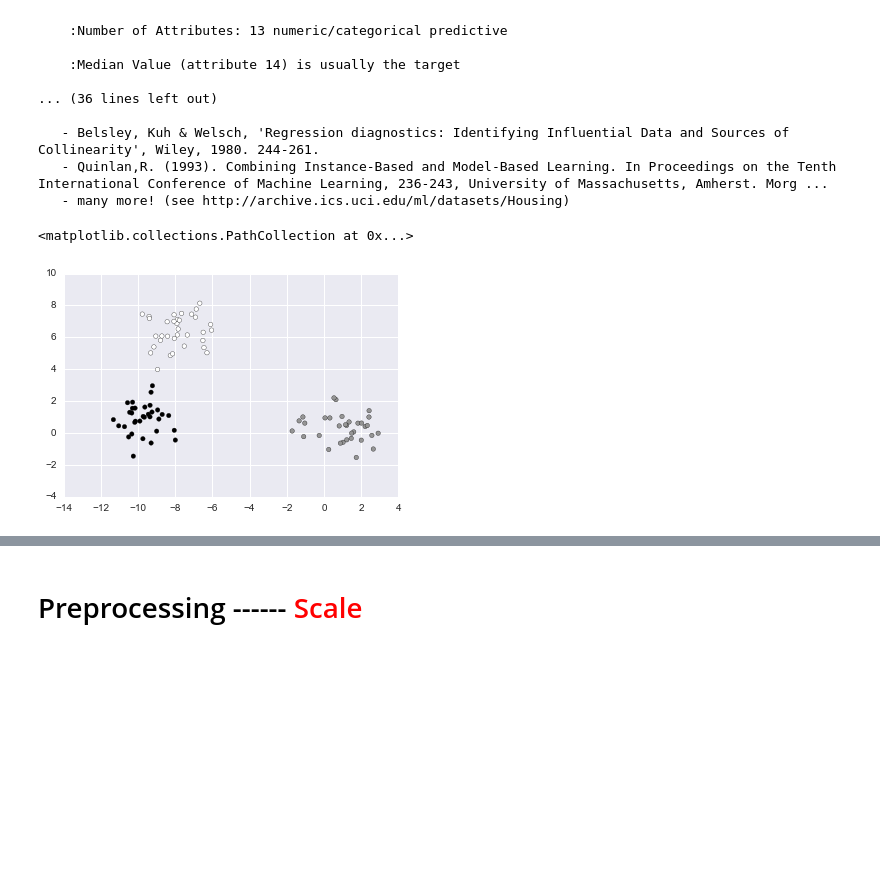
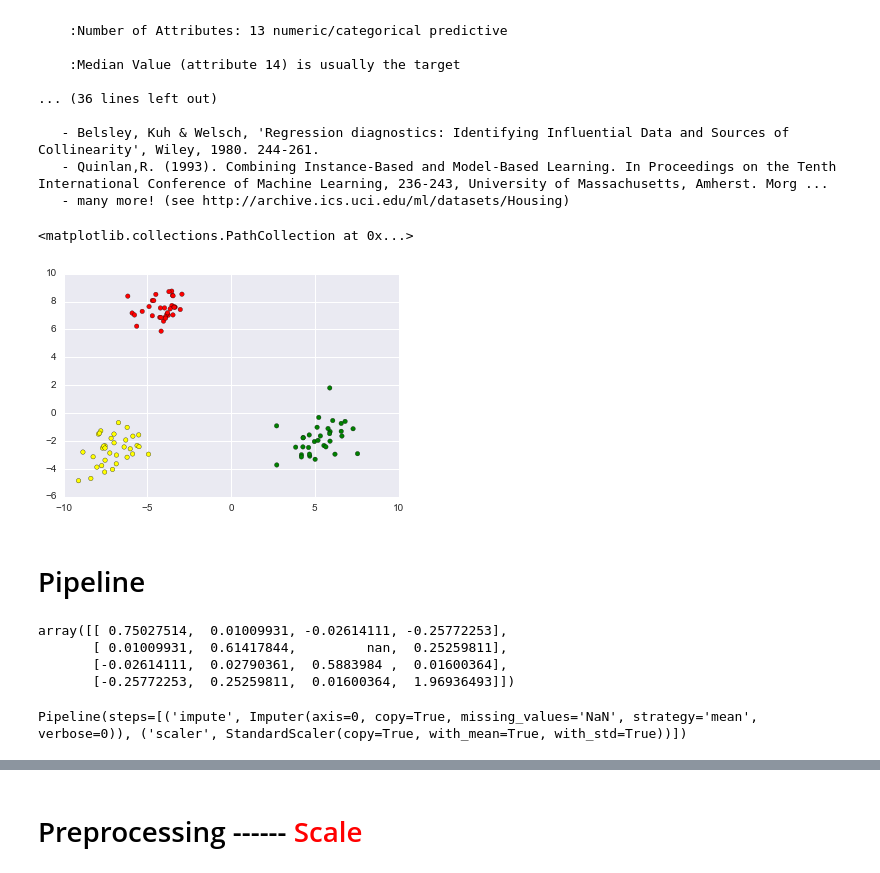
Before and after one commit to LyuuuuXinwei/KaggleProject, a Jupyter notebook: Pre-Process.ipynb, the cells around one changed output, grey strips where cells are left out. Cells and saved outputs as stored; diff of their text form; code cells hidden in the pictures; blank space fills up the shorter version.

Commit message:
Add new things
Impute missing values
Reducing dimensions

```diff
--- a/Pre-Process.ipynb
+++ b/Pre-Process.ipynb
@@ -1,9 +1,9 @@
 # %%
 #import datasets
-from sklearn import datasets
+from sklearn import datasets # Load nad create datasets
 #import preprocessing package
-from sklearn import preprocessing
-
+from sklearn import preprocessing, pipeline
+from sklearn import decomposition #for PCA
 #import library for numerical computing
 import numpy as np
 import scipy
@@ -12,6 +12,14 @@ import pandas as pd
 import seaborn as sns
 import matplotlib.pyplot as plt
 %matplotlib inline
+
+# my own print function
+def printme(objectme):
+    print ('\n---------------------------\n')
+    print(objectme)
+
+# convert number to characters will show brighter color on picture
+use_colors = {0:'yellow', 1:"red", 2:'green'}  #[use_colors[x] for x in blobs_set[1]]
 # %%
 #See what small datasets skleran contains
 datasets.load_*?
@@ -51,7 +59,27 @@ classification_set = datasets.make_classification(weights=[0.1])
 #cluster data
 blobs_set = datasets.make_blobs()
 # %%
-plt.scatter(blobs_set[0][:,0], blobs_set[0][:,1], c=blobs_set[1])
+plt.scatter(blobs_set[0][:,0], blobs_set[0][:,1], c=[use_colors[x] for x in blobs_set[1]])
 # %% [output]
 <matplotlib.collections.PathCollection at 0x...>
-[figure, old version]
+[figure, new version]
+# %% [markdown]
+# Pipeline
+# %%
+np.random.seed(0)
+mat = datasets.make_spd_matrix(10)
+masking_array = np.random.binomial(1,0.1,mat.shape).astype(bool)
+mat[masking_array] = np.nan
+mat[:4, :4]
+# %% [output]
+array([[ 0.75027514,  0.01009931, -0.02614111, -0.25772253],
+       [ 0.01009931,  0.61417844,         nan,  0.25259811],
+       [-0.02614111,  0.02790361,  0.5883984 ,  0.01600364],
+       [-0.25772253,  0.25259811,  0.01600364,  1.96936493]])
+# %%
+impute = preprocessing.Imputer()
+scaler = preprocessing.StandardScaler()
+pipe = pipeline.Pipeline([('impute', impute), ('scaler', scaler)])
+pipe
+# %% [output]
+Pipeline(steps=[('impute', Imputer(axis=0, copy=True, missing_values='NaN', strategy='mean', verbose=0)), ('scaler', StandardScaler(copy=True, with_mean=True, with_std=True))])
```
Also changed, not shown: parts of 27 cells of this notebook.
